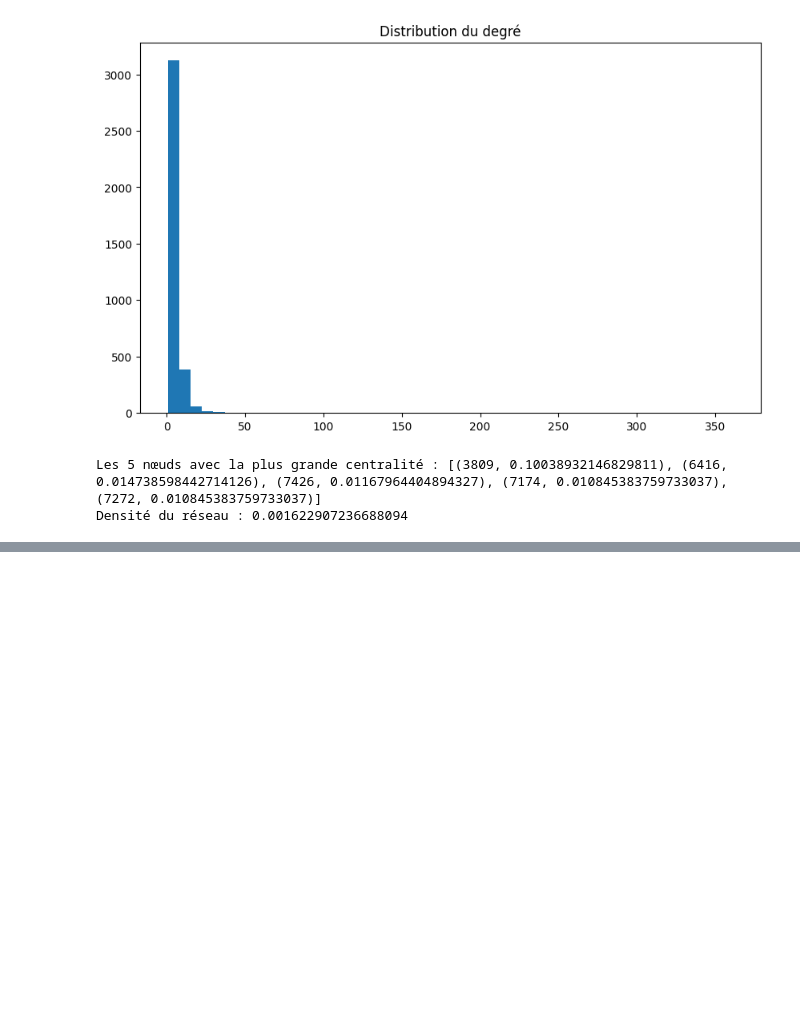
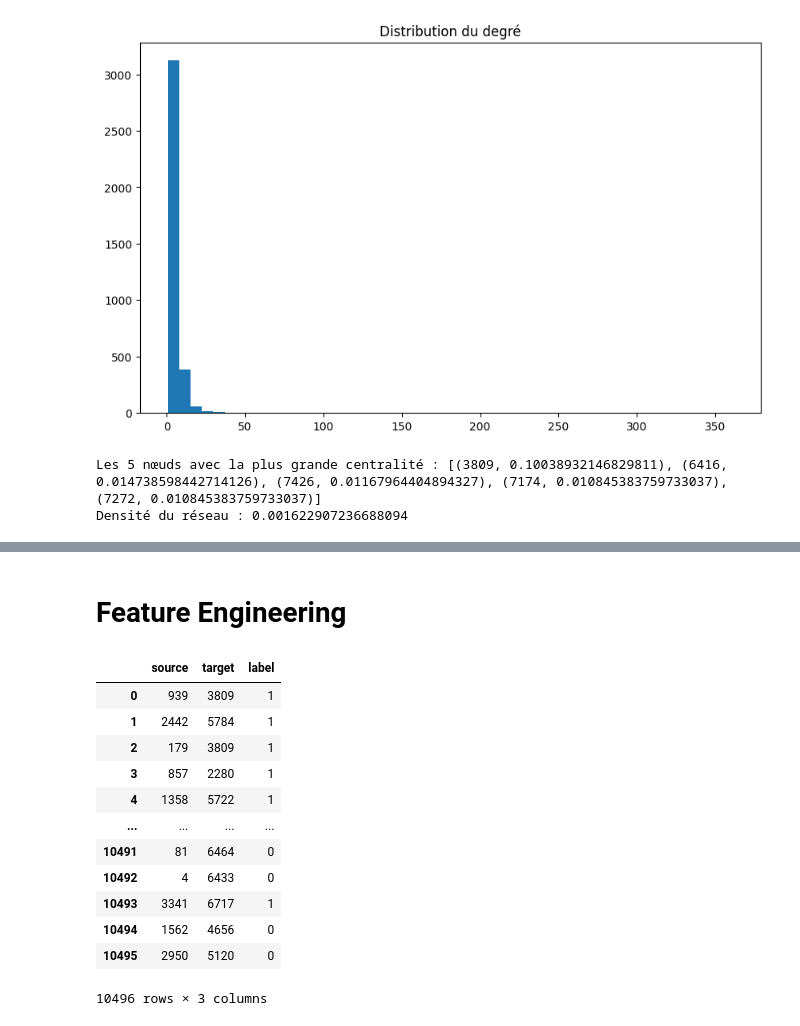
Before and after one commit to Behachee/Predicting-missing-links-co-occurrence-network, a Jupyter notebook: 1- EDA/data_exploration_théo.ipynb, the cells around one changed output, grey strips where cells are left out. Cells and saved outputs as stored; diff of their text form; code cells hidden in the pictures; blank space fills up the shorter version.

Commit message:
EDA + feature Engineering

```diff
--- a/1- EDA/data_exploration_théo.ipynb
+++ b/1- EDA/data_exploration_théo.ipynb
@@ -79,3 +79,21 @@ net.show("graph.html")
 Warning: When  cdn_resources is 'local' jupyter notebook has issues displaying graphics on chrome/safari. Use cdn_resources='in_line' or cdn_resources='remote' if you have issues viewing graphics in a ...
 graph.html
 [interactive output not drawn]
+# %% [markdown]
+# Feature Engineering
+# %%
+train_set
+# %% [output]
+|  | source | target | label |
+| 0 | 939 | 3809 | 1 |
+| 1 | 2442 | 5784 | 1 |
+| 2 | 179 | 3809 | 1 |
+| 3 | 857 | 2280 | 1 |
+| 4 | 1358 | 5722 | 1 |
+| ... | ... | ... | ... |
+| 10491 | 81 | 6464 | 0 |
+| 10492 | 4 | 6433 | 0 |
+| 10493 | 3341 | 6717 | 1 |
+| 10494 | 1562 | 4656 | 0 |
+| 10495 | 2950 | 5120 | 0 |
+10496 rows × 3 columns
```
Also changed, not shown: parts of 6 cells of this notebook, 2 other files.
